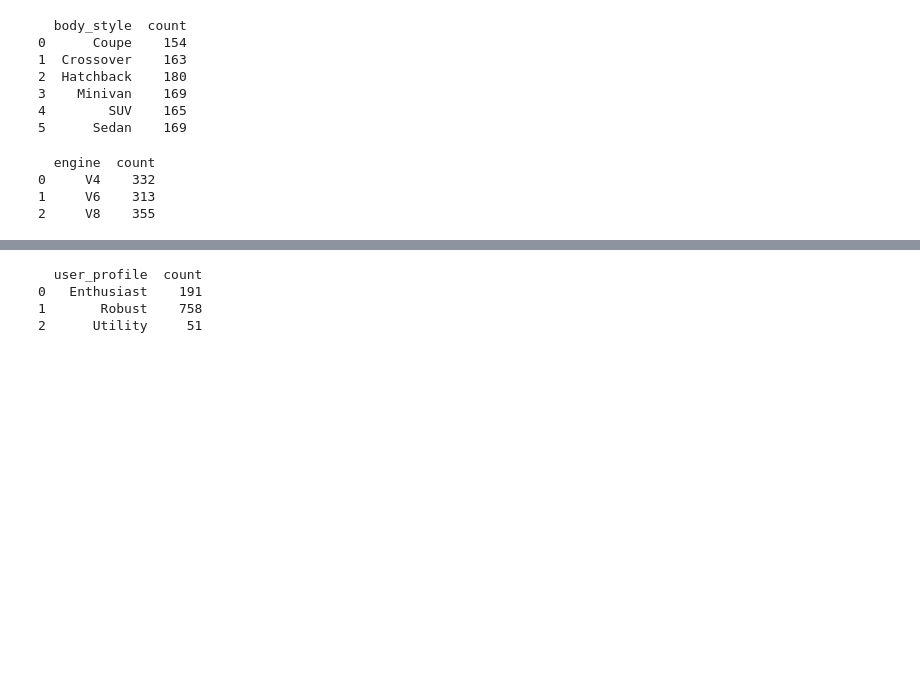
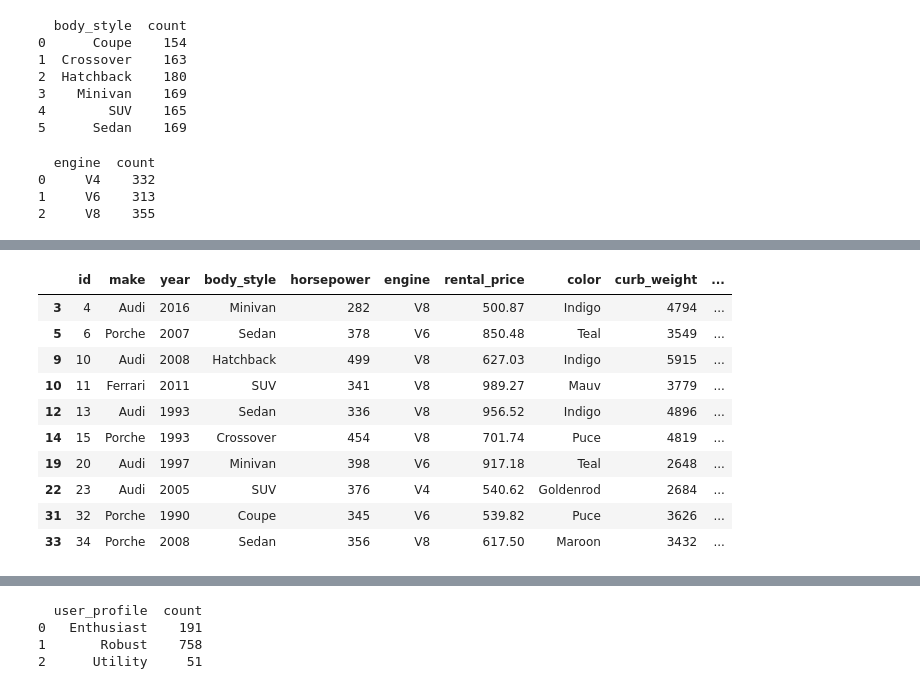
Before and after one commit to vuuduu/online_store, a Jupyter notebook: flask_backend/knn_model/knn_train.ipynb, the cells around one changed output, grey strips where cells are left out. Cells and saved outputs as stored; diff of their text form; code cells hidden in the pictures; blank space fills up the shorter version.

```diff
--- a/flask_backend/knn_model/knn_train.ipynb
+++ b/flask_backend/knn_model/knn_train.ipynb
@@ -80,0 +81,16 @@ car_df
+# %%
+# Print out all the enthusiast
+enthusiast = car_df[car_df['user_profile'] == 'Enthusiast']
+enthusiast.head(10)
+# %% [output]
+|  | id | make | year | body_style | horsepower | engine | rental_price | color | curb_weight | ... |
+| 3 | 4 | Audi | 2016 | Minivan | 282 | V8 | 500.87 | Indigo | 4794 | ... |
+| 5 | 6 | Porche | 2007 | Sedan | 378 | V6 | 850.48 | Teal | 3549 | ... |
+| 9 | 10 | Audi | 2008 | Hatchback | 499 | V8 | 627.03 | Indigo | 5915 | ... |
+| 10 | 11 | Ferrari | 2011 | SUV | 341 | V8 | 989.27 | Mauv | 3779 | ... |
+| 12 | 13 | Audi | 1993 | Sedan | 336 | V8 | 956.52 | Indigo | 4896 | ... |
+| 14 | 15 | Porche | 1993 | Crossover | 454 | V8 | 701.74 | Puce | 4819 | ... |
+| 19 | 20 | Audi | 1997 | Minivan | 398 | V6 | 917.18 | Teal | 2648 | ... |
+| 22 | 23 | Audi | 2005 | SUV | 376 | V4 | 540.62 | Goldenrod | 2684 | ... |
+| 31 | 32 | Porche | 1990 | Coupe | 345 | V6 | 539.82 | Puce | 3626 | ... |
+| 33 | 34 | Porche | 2008 | Sedan | 356 | V8 | 617.50 | Maroon | 3432 | ... |
```
Also changed, not shown: parts of 3 cells of this notebook, 10 other files.
